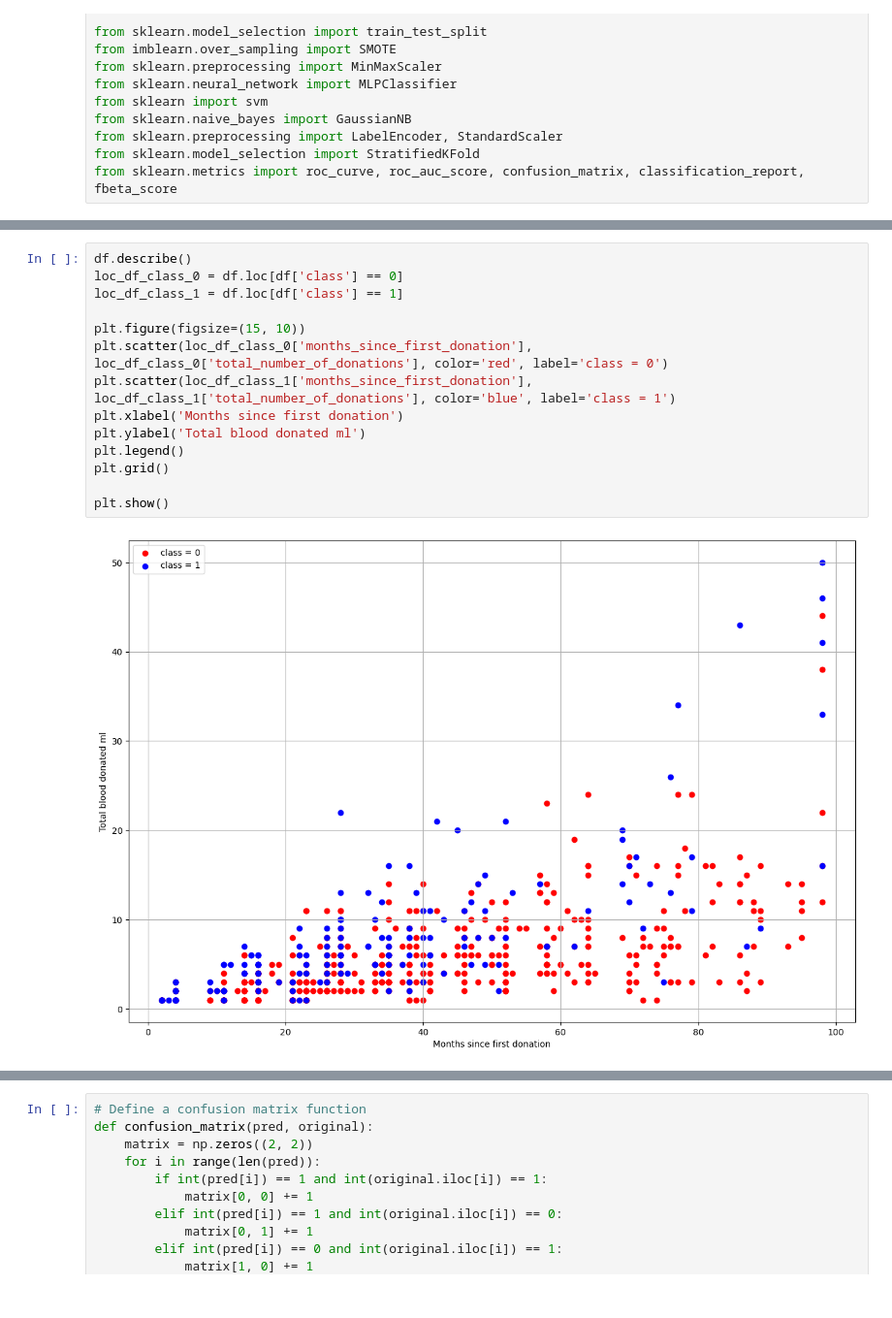
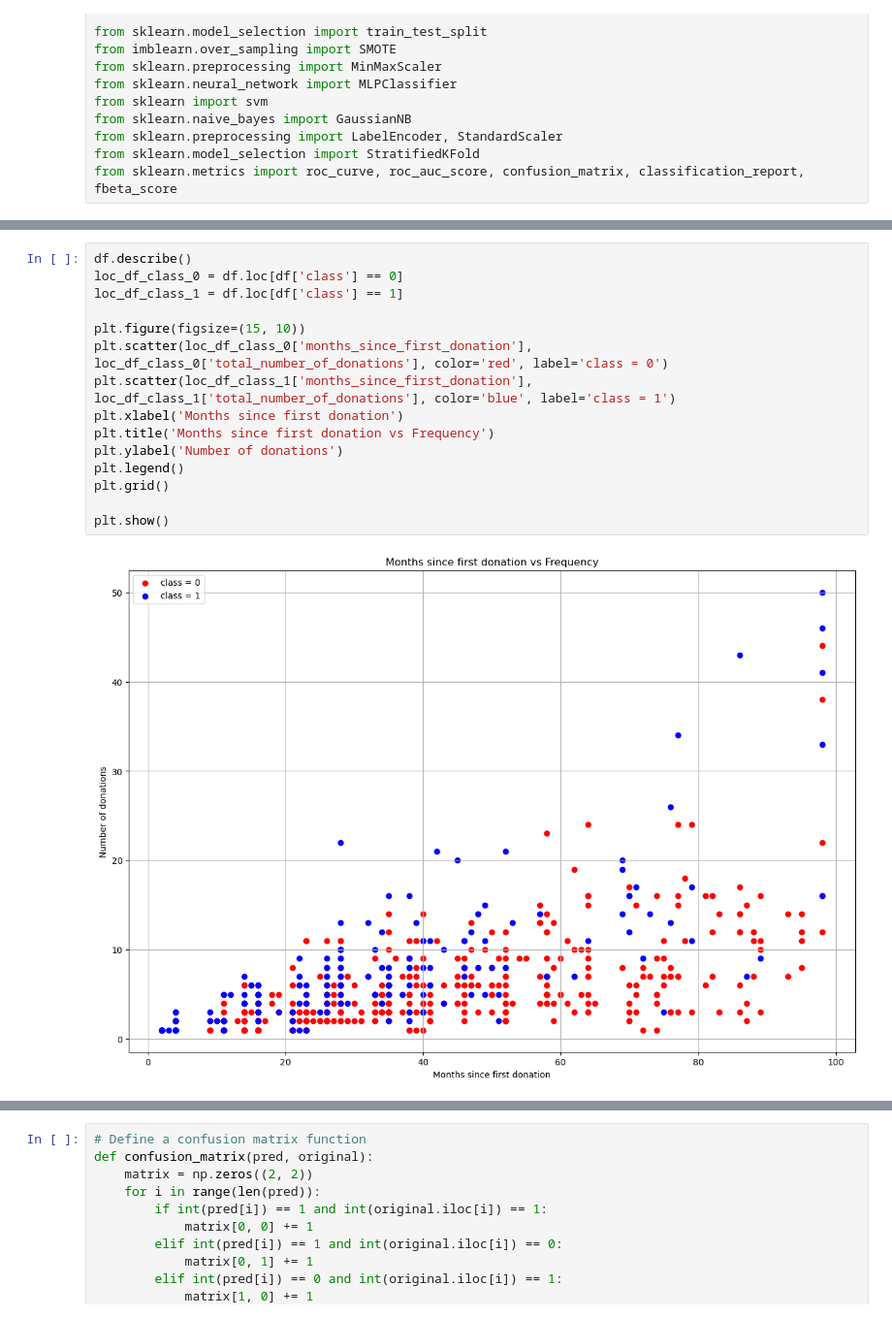
Before and after one commit to Nuraly1503/Data-Analytics, a Jupyter notebook: DA03/3-1.ipynb, the cells around one changed output, grey strips where cells are left out. Shown at 97% size. Cells and saved outputs as stored; diff of their text form.

```diff
--- a/DA03/3-1.ipynb
+++ b/DA03/3-1.ipynb
@@ -48,17 +46,18 @@ plt.show()
 # %%
 df.describe()
 loc_df_class_0 = df.loc[df['class'] == 0]
 loc_df_class_1 = df.loc[df['class'] == 1]
 
 plt.figure(figsize=(15, 10))
 plt.scatter(loc_df_class_0['months_since_first_donation'], loc_df_class_0['total_number_of_donations'], color='red', label='class = 0')
 plt.scatter(loc_df_class_1['months_since_first_donation'], loc_df_class_1['total_number_of_donations'], color='blue', label='class = 1')
 plt.xlabel('Months since first donation')
-plt.ylabel('Total blood donated ml')
+plt.title('Months since first donation vs Frequency')
+plt.ylabel('Number of donations')
 plt.legend()
 plt.grid()
 
 plt.show()
 # %% [output]
-[figure, old version]
+[figure, new version]
 # %%
```
Also changed, not shown: parts of 10 cells of this notebook.
